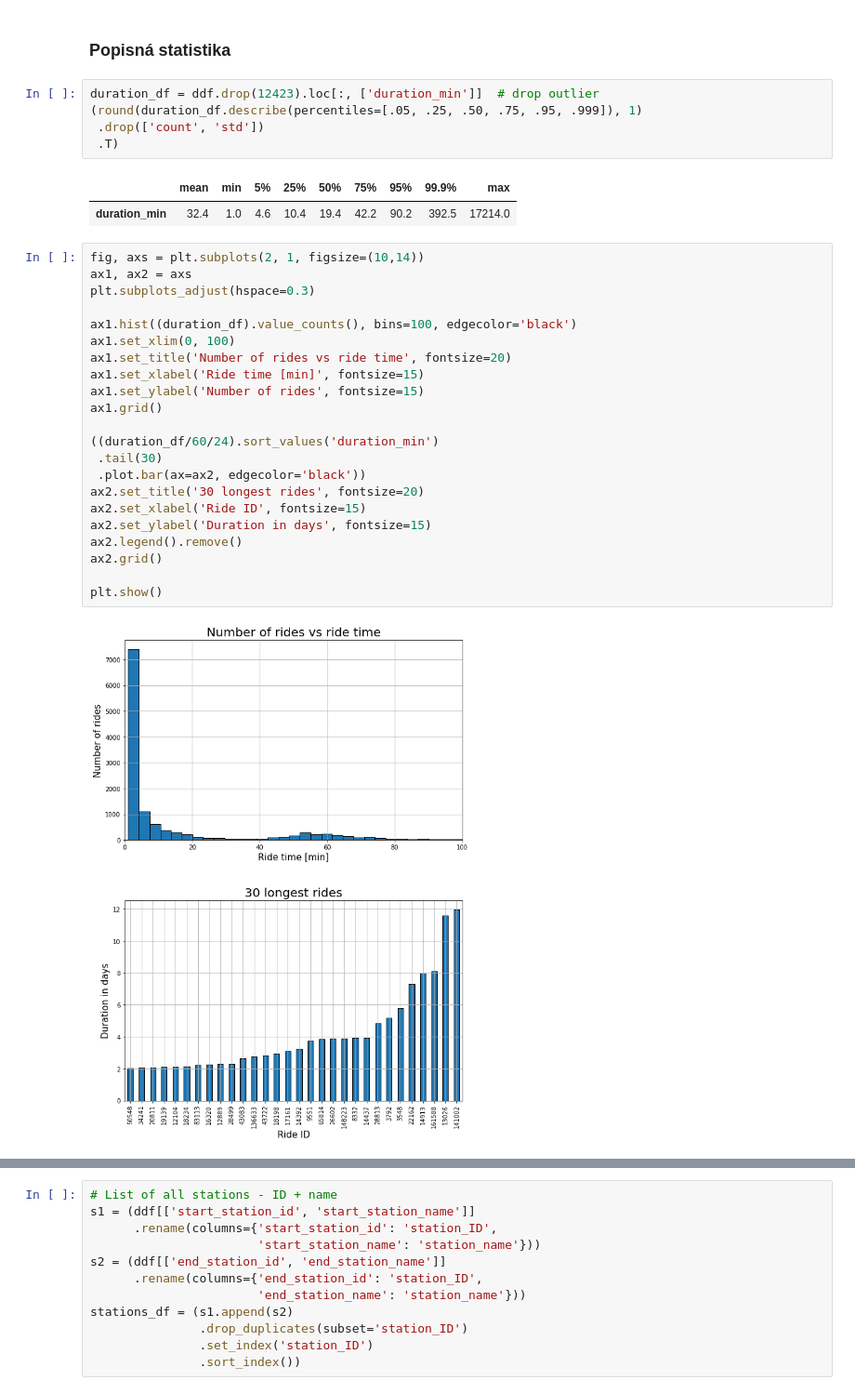
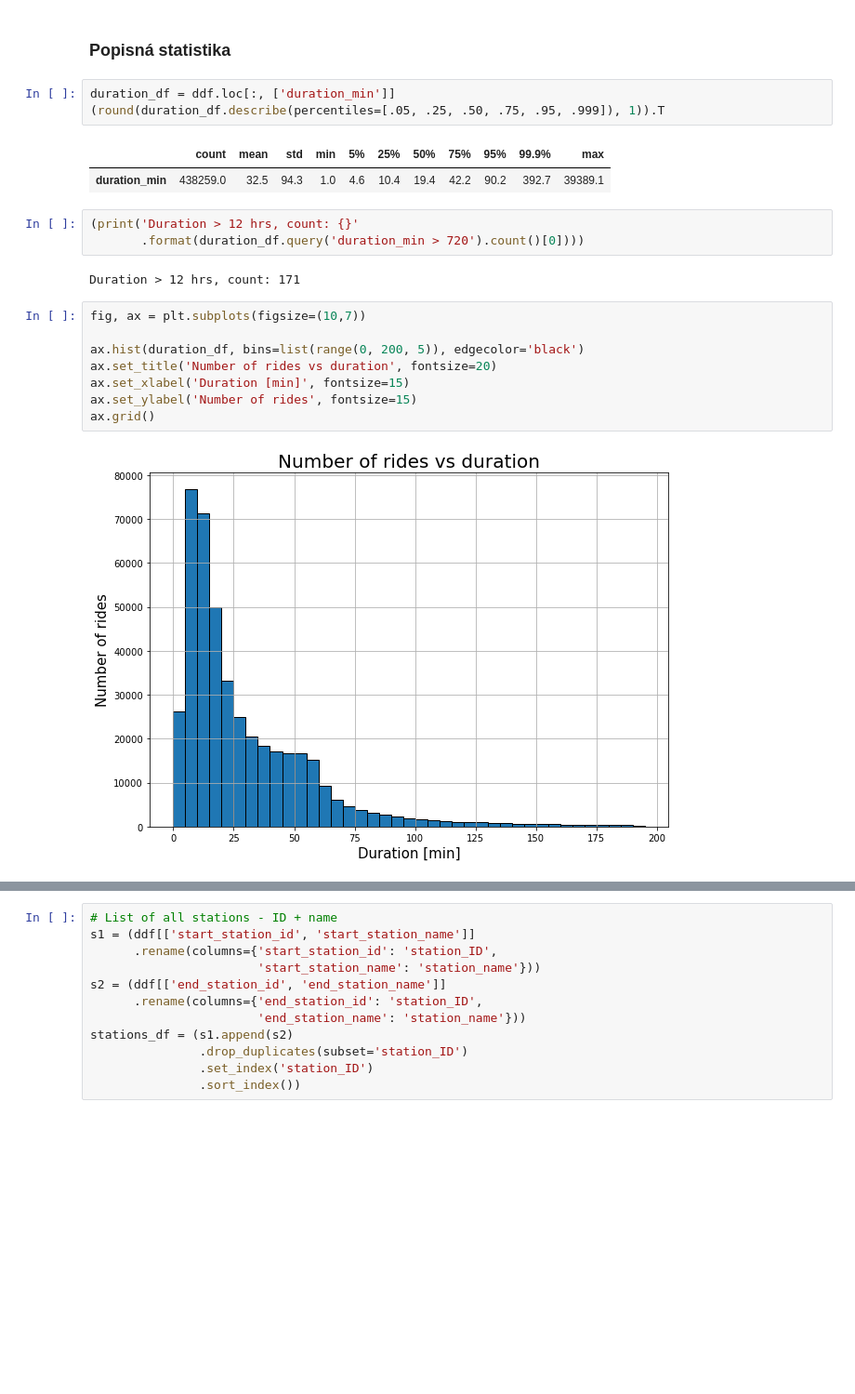
Before and after one commit to michalbk/Data_academy-Python_project, a Jupyter notebook: python_project.ipynb, the cells around one changed output, grey strips where cells are left out. Shown at 93% size. Saved outputs shown, nothing was run; the diff lists cells and outputs as text; blank space fills up the shorter version.

Commit message:
Corrected duration calc. and histogram. Minor changes.

```diff
--- a/python_project.ipynb
+++ b/python_project.ipynb
@@ -37,37 +36,26 @@ ddf.sort_values('started_at').iloc[[0,-1]]
 # %% [markdown]
 ### Popisná statistika
 # %%
-duration_df = ddf.drop(12423).loc[:, ['duration_min']]  # drop outlier
-(round(duration_df.describe(percentiles=[.05, .25, .50, .75, .95, .999]), 1)
- .drop(['count', 'std'])
- .T)
+duration_df = ddf.loc[:, ['duration_min']]
+(round(duration_df.describe(percentiles=[.05, .25, .50, .75, .95, .999]), 1)).T
 # %% [output]
-|  | mean | min | 5% | 25% | 50% | 75% | 95% | 99.9% | max |
-| duration_min | 32.4 | 1.0 | 4.6 | 10.4 | 19.4 | 42.2 | 90.2 | 392.5 | 17214.0 |
+|  | count | mean | std | min | 5% | 25% | 50% | 75% | 95% | 99.9% | max |
+| duration_min | 438259.0 | 32.5 | 94.3 | 1.0 | 4.6 | 10.4 | 19.4 | 42.2 | 90.2 | 392.7 | 39389.1 |
+# %%
+(print('Duration > 12 hrs, count: {}'
+       .format(duration_df.query('duration_min > 720').count()[0])))
+# %% [output]
+Duration > 12 hrs, count: 171
 # %%
-fig, axs = plt.subplots(2, 1, figsize=(10,14))
-ax1, ax2 = axs
-plt.subplots_adjust(hspace=0.3)
+fig, ax = plt.subplots(figsize=(10,7))
 
-ax1.hist((duration_df).value_counts(), bins=100, edgecolor='black')
-ax1.set_xlim(0, 100)
-ax1.set_title('Number of rides vs ride time', fontsize=20)
-ax1.set_xlabel('Ride time [min]', fontsize=15)
-ax1.set_ylabel('Number of rides', fontsize=15)
-ax1.grid()
-
-((duration_df/60/24).sort_values('duration_min')
- .tail(30)
- .plot.bar(ax=ax2, edgecolor='black'))
-ax2.set_title('30 longest rides', fontsize=20)
-ax2.set_xlabel('Ride ID', fontsize=15)
-ax2.set_ylabel('Duration in days', fontsize=15)
-ax2.legend().remove()
-ax2.grid()
-
-plt.show()
+ax.hist(duration_df, bins=list(range(0, 200, 5)), edgecolor='black')
+ax.set_title('Number of rides vs duration', fontsize=20)
+ax.set_xlabel('Duration [min]', fontsize=15)
+ax.set_ylabel('Number of rides', fontsize=15)
+ax.grid()
 # %% [output]
-[figure, old version]
+[figure, new version]
 # %% [markdown]
 ## Aktivní a neaktivní stanice
 
```
Also changed, not shown: parts of 12 cells of this notebook.
